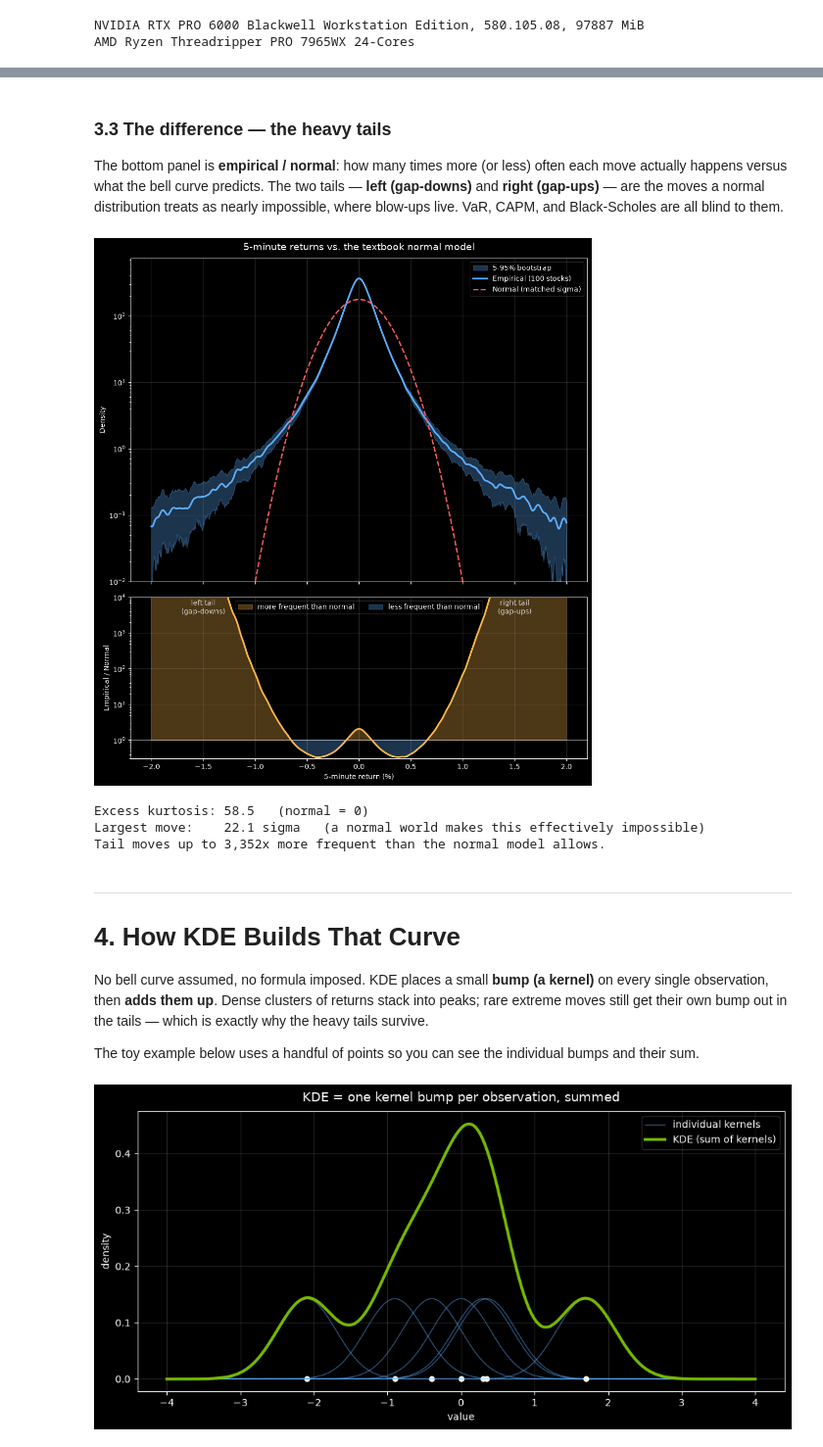
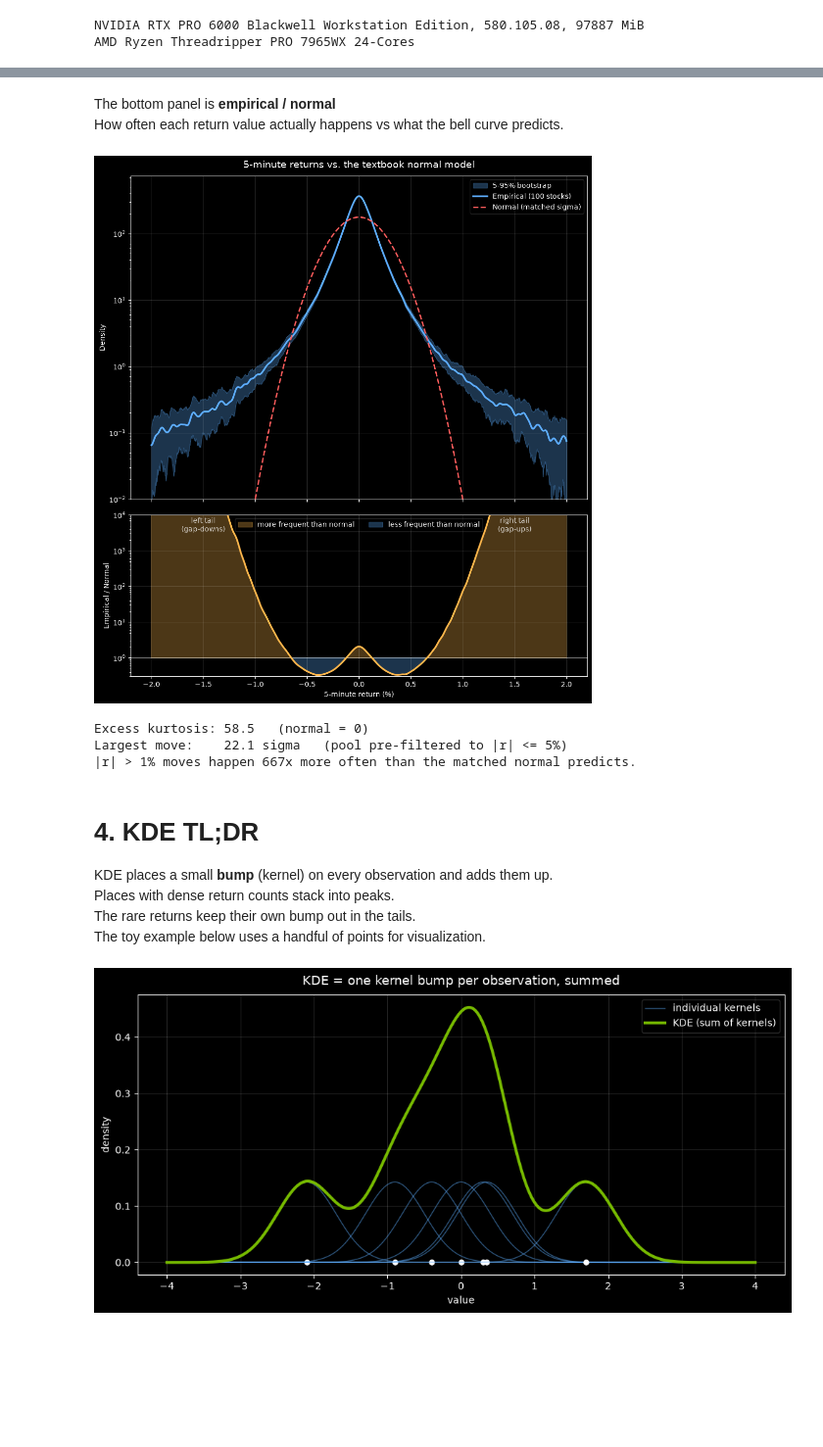
Before and after one commit to will-hill/GPU-Quant-Finance, a Jupyter notebook: 03-kde-stylized-facts/KDE_Stylized_Facts_Demo.ipynb, the cells around one changed output, grey strips where cells are left out. Shown at 98% size. Saved outputs shown, nothing was run; the diff lists cells and outputs as text; code cells hidden in the pictures; blank space fills up the shorter version.

```diff
--- a/03-kde-stylized-facts/KDE_Stylized_Facts_Demo.ipynb
+++ b/03-kde-stylized-facts/KDE_Stylized_Facts_Demo.ipynb
@@ -183,9 +129,8 @@ def bootstrap_kde(returns, n_samples=N_SAMPLES, n_boot=N_BOOT, bandwidth=KDE_BAN
 # %%
-# ~6 minutes for 100 bootstrap fits on the CPU
+cpu_run = bootstrap_kde(all_returns['ret'],
+                        n_samples=N_SAMPLES,
+                        n_boot=N_BOOT_HEADLINE,
+                        bandwidth=KDE_BANDWIDTH)
 
-# One bootstrap KDE fit on the CPU, purely to draw the headline figure below.
-# (The *timed* CPU-vs-GPU comparison comes later, in Sections 5-6 - we deliberately do
-# NOT load the GPU accelerator yet, so those baseline timings stay honest.)
-cpu_run = bootstrap_kde(all_returns['ret'], n_samples=N_SAMPLES, n_boot=N_BOOT_HEADLINE, bandwidth=KDE_BANDWIDTH)
-print(f"headline KDE: {cpu_run['fit_seconds']:.2f}s ({cpu_run['n_boot']} fits x {cpu_run['n_samples']:,} samples)")
+print(f"KDE CPU: {cpu_run['fit_seconds']:.2f}s ({cpu_run['n_boot']} fits x {cpu_run['n_samples']:,} samples)")
 # %% [output]
@@ -277,10 +169,6 @@ plt.show()
 # %% [markdown]
-### 3.3 The difference — the heavy tails
-
-The bottom panel is **empirical / normal**: how many times more (or less) often each move actually
-happens versus what the bell curve predicts. The two tails — **left (gap-downs)** and **right
-(gap-ups)** — are the moves a normal distribution treats as nearly impossible, where blow-ups live.
-VaR, CAPM, and Black-Scholes are all blind to them.
+The bottom panel is **empirical / normal**
+How often each return value actually happens vs what the bell curve predicts.
 # %%
 fig, (ax1, ax2) = plt.subplots(2, 1, figsize=(10, 11), sharex=True,
                                gridspec_kw={"height_ratios": [2, 1]})
@@ -288,58 +176,51 @@ fig, (ax1, ax2) = plt.subplots(2, 1, figsize=(10, 11), sharex=True,
 # Top: density on a log scale so the tails are visible.
 ax1.fill_between(g_pct, lo, hi, color=NV_BLUE, alpha=0.30, label="5-95% bootstrap")
 ax1.plot(g_pct, mean, color=NV_BLUE, lw=2.5, label="Empirical (100 stocks)")
 ax1.plot(g_pct, gaussian, color=BAD_RED, lw=2, ls="--", label="Normal (matched sigma)")
 ax1.set_yscale("log")
 ax1.set_ylim(0.01, mean.max() * 2)
 ax1.set_ylabel("Density")
 ax1.legend(loc="upper right", framealpha=0.2)
 ax1.set_title("5-minute returns vs. the textbook normal model", fontsize=14, pad=12)
 ax1.grid(alpha=0.15)
 
 # Bottom: empirical / normal ratio, with left/right tail callouts.
 ax2.axhline(1, color="white", lw=1, alpha=0.4)
 ax2.plot(g_pct, ratio, color=AMBER, lw=2.5)
-ax2.fill_between(g_pct, 1, ratio, where=(ratio > 1), color=AMBER, alpha=0.3,
-                 label="more frequent than normal")
-ax2.fill_between(g_pct, 1, ratio, where=(ratio < 1), color=NV_BLUE, alpha=0.3,
-                 label="less frequent than normal")
-ax2.annotate("left tail\n(gap-downs)", xy=(-1.5, min(ratio[g_pct < -1.5].max(), 9e3)),
-             color="white", fontsize=10, ha="center", va="top", alpha=0.8)
-ax2.annotate("right tail\n(gap-ups)", xy=(1.5, min(ratio[g_pct > 1.5].max(), 9e3)),
-             color="white", fontsize=10, ha="center", va="top", alpha=0.8)
+ax2.fill_between(g_pct, 1, ratio, where=(ratio > 1), color=AMBER, alpha=0.3, label="more frequent than normal")
+ax2.fill_between(g_pct, 1, ratio, where=(ratio < 1), color=NV_BLUE, alpha=0.3, label="less frequent than normal")
+ax2.annotate("left tail\n(gap-downs)", xy=(-1.5, min(ratio[g_pct < -1.5].max(), 9e3)), color="white", fontsize=10, ha="center", va="top", alpha=0.8)
+ax2.annotate("right tail\n(gap-ups)", xy=(1.5, min(ratio[g_pct > 1.5].max(), 9e3)), color="white", fontsize=10, ha="center", va="top", alpha=0.8)
+
 ax2.set_yscale("log")
 ax2.set_ylim(0.3, 1e4)
 ax2.set_ylabel("Empirical / Normal")
 ax2.set_xlabel("5-minute return (%)")
 ax2.legend(loc="upper center", framealpha=0.2, ncol=2)
 ax2.grid(alpha=0.15)
 
 plt.tight_layout()
 plt.savefig("images/intraday_density_ratio.png", dpi=150, facecolor=fig.get_facecolor())
 plt.show()
 
 # Headline stylized-fact numbers.
 exc_kurt = kurtosis(all_returns["ret"], fisher=True)
 max_sigma = np.abs(all_returns["ret"]).max() / sigma
 print(f"Excess kurtosis: {exc_kurt:.1f}   (normal = 0)")
-print(f"Largest move:    {max_sigma:.1f} sigma   "
-      f"(a normal world makes this effectively impossible)")
-print(f"Tail moves up to {tail_mult:,.0f}x more frequent than the normal model allows.")
+print(f"Largest move:    {max_sigma:.1f} sigma   (pool pre-filtered to |r| <= 5%)")
+print(f"|r| > 1% moves happen {tail_mult:,.0f}x more often than the matched normal predicts.")
 # %% [output]
-[figure, old version]
+[figure, new version]
 Excess kurtosis: 58.5   (normal = 0)
-Largest move:    22.1 sigma   (a normal world makes this effectively impossible)
-Tail moves up to 3,352x more frequent than the normal model allows.
+Largest move:    22.1 sigma   (pool pre-filtered to |r| <= 5%)
+|r| > 1% moves happen 667x more often than the matched normal predicts.
 # %% [markdown]
----
+# 4. KDE TL;DR
 
-# 4. How KDE Builds That Curve
-
-No bell curve assumed, no formula imposed. KDE places a small **bump (a kernel)** on every single
-observation, then **adds them up**. Dense clusters of returns stack into peaks; rare extreme moves
-still get their own bump out in the tails — which is exactly why the heavy tails survive.
-
-The toy example below uses a handful of points so you can see the individual bumps and their sum.
+KDE places a small **bump** (kernel) on every observation and adds them up.
+Places with dense return counts stack into peaks.
+The rare returns keep their own bump out in the tails.
+The toy example below uses a handful of points for visualization.
 # %%
 # Toy illustration: individual Gaussian kernels (thin) summing to the KDE (thick).
 from sklearn.neighbors import KernelDensity as _KD
```
Also changed, not shown: parts of 49 cells of this notebook, 1 other file.
